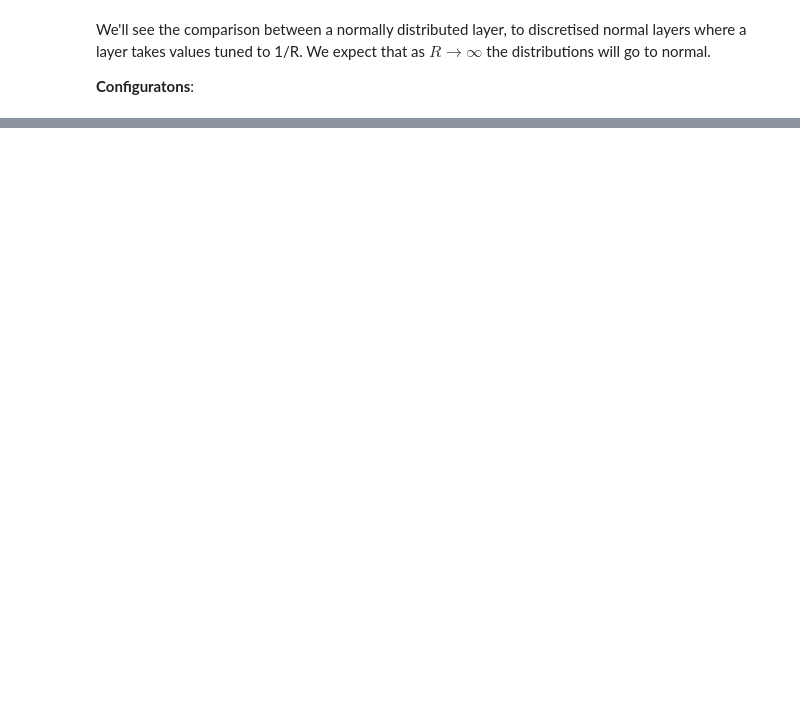
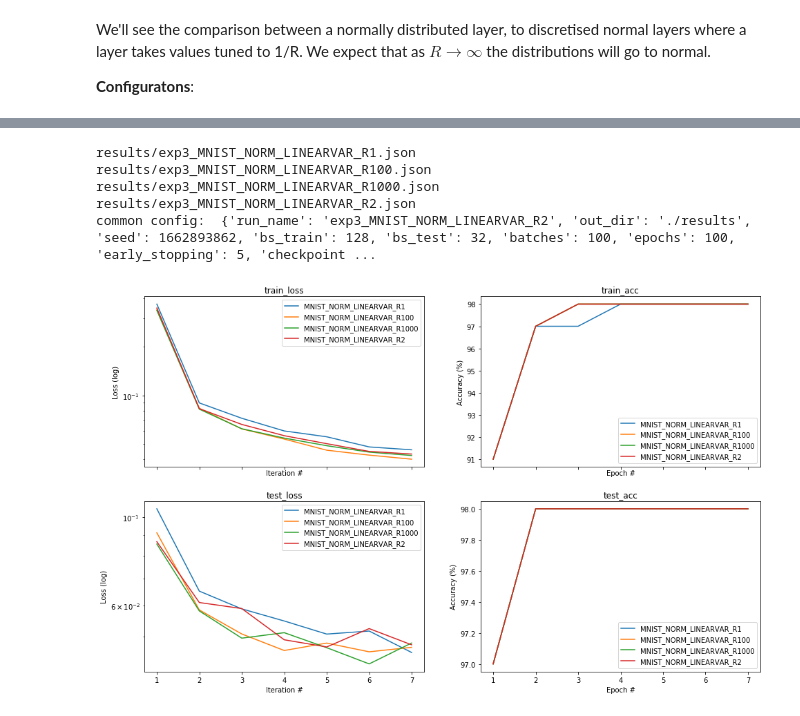
Before and after one commit to shayfroid/deep_learning_hw2, a Jupyter notebook: VarianceNetworks.ipynb, the cells around one changed output, grey strips where cells are left out. Cells and saved outputs as stored; diff of their text form; code cells hidden in the pictures; blank space fills up the shorter version.

```diff
--- a/VarianceNetworks.ipynb
+++ b/VarianceNetworks.ipynb
@@ -104,0 +130,9 @@ common config:  {'run_name': 'exp1_CIFAR10_NORM_CONVVAR_R2', 'out_dir': './resul
+# %%
+plot_exp_results('exp3*.json')
+# %% [output]
+results/exp3_MNIST_NORM_LINEARVAR_R1.json
+results/exp3_MNIST_NORM_LINEARVAR_R100.json
+results/exp3_MNIST_NORM_LINEARVAR_R1000.json
+results/exp3_MNIST_NORM_LINEARVAR_R2.json
+common config:  {'run_name': 'exp3_MNIST_NORM_LINEARVAR_R2', 'out_dir': './results', 'seed': 1662893862, 'bs_train': 128, 'bs_test': 32, 'batches': 100, 'epochs': 100, 'early_stopping': 5, 'checkpoint ...
+[figure, added]
```
Also changed, not shown: parts of 13 cells of this notebook, 43 other files.
